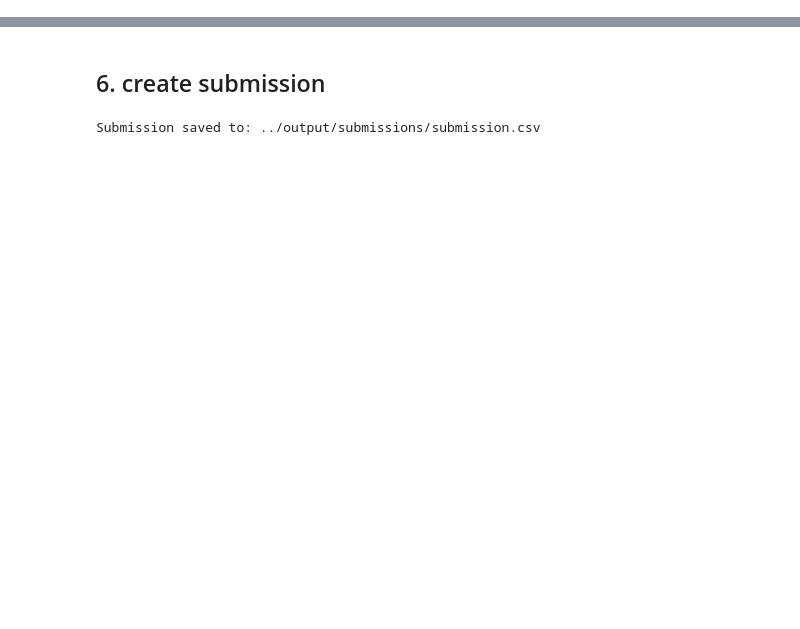
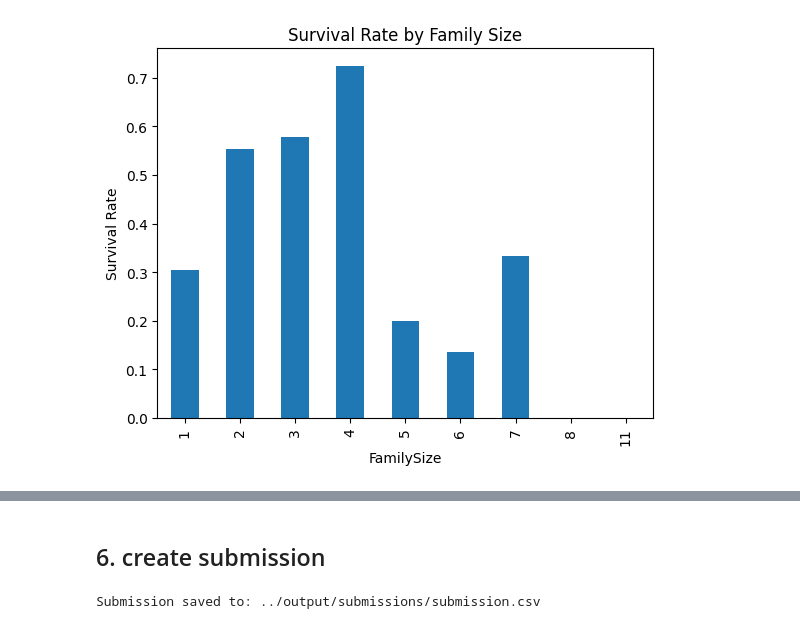
Before and after one commit to saljaoui/kaggle-titanic, a Jupyter notebook: notebooks/main.ipynb, the cells around one changed output, grey strips where cells are left out. Cells and saved outputs as stored; diff of their text form; code cells hidden in the pictures; blank space fills up the shorter version.

```diff
--- a/notebooks/main.ipynb
+++ b/notebooks/main.ipynb
@@ -105,0 +153,11 @@ Test shape: (418, 12)
+# %%
+train_df["FamilySize"] = train_df["SibSp"] + train_df["Parch"] + 1
+survival_by_family = train_df.groupby("FamilySize")["Survived"].mean()
+
+plt.figure()
+survival_by_family.plot(kind="bar")
+plt.title("Survival Rate by Family Size")
+plt.ylabel("Survival Rate")
+plt.show()
+# %% [output]
+[figure, added]
```
Also changed, not shown: parts of 31 cells of this notebook, 1 other file.
